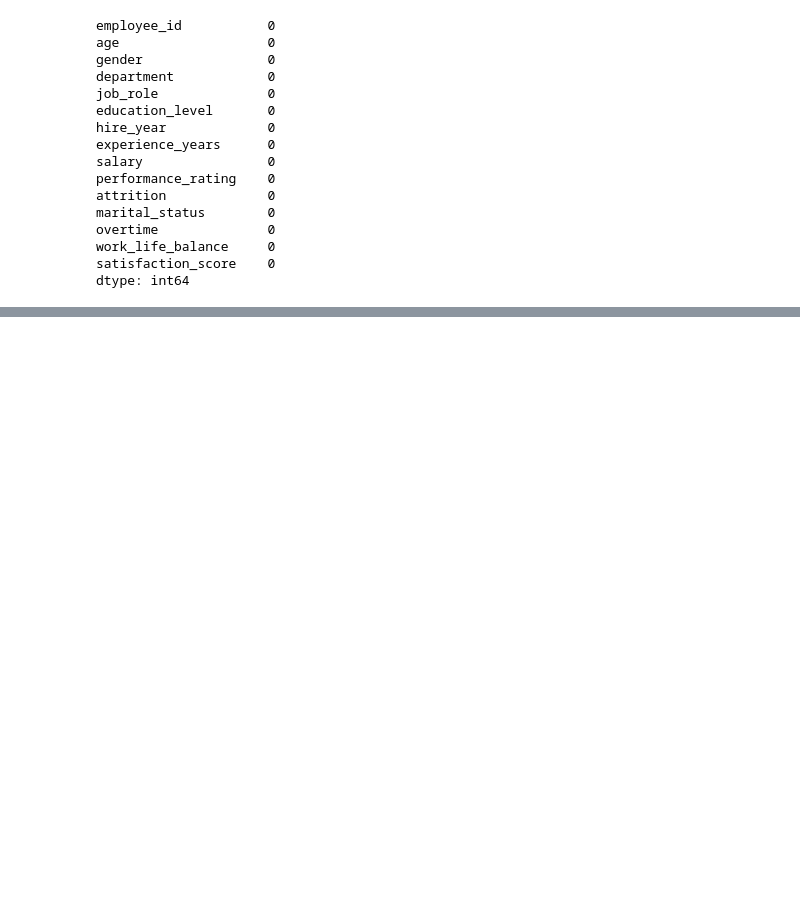
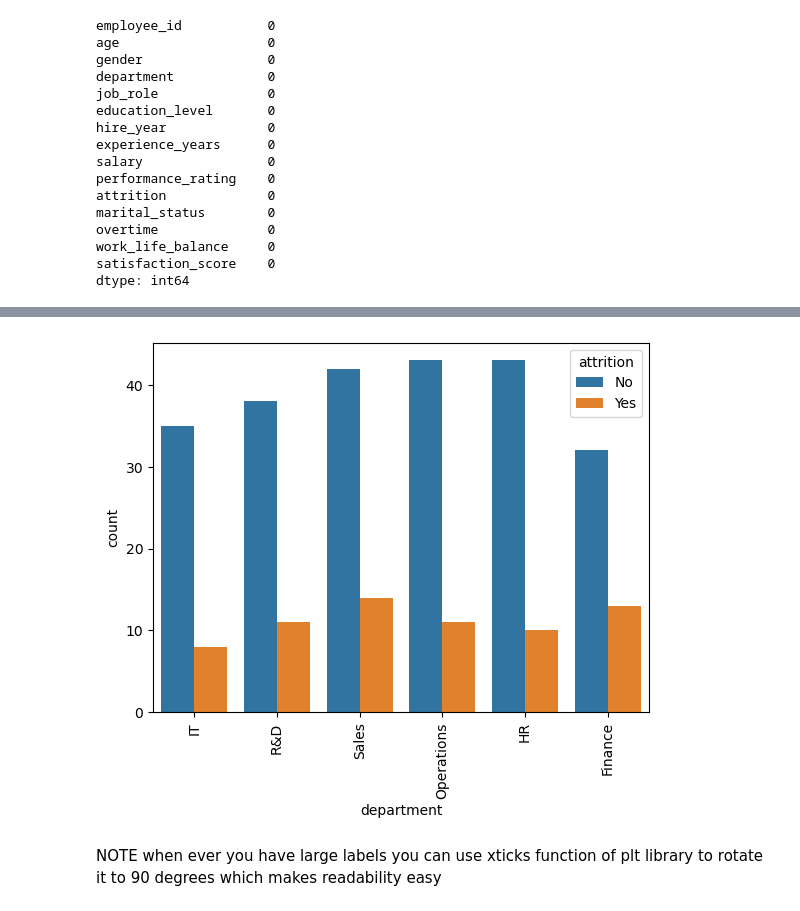
Before and after one commit to sagarnbeedi-analytics/data-analytics-portfolio, a Jupyter notebook: PYTHON/EDA/main.ipynb, the cells around one changed output, grey strips where cells are left out. Saved outputs shown, nothing was run; the diff lists cells and outputs as text; code cells hidden in the pictures; blank space fills up the shorter version.

```diff
--- a/PYTHON/EDA/main.ipynb
+++ b/PYTHON/EDA/main.ipynb
@@ -135,0 +248,8 @@ dtype: int64
+# %%
+sns.countplot(data=df,x='department',hue='attrition')
+plt.xticks(rotation=90)
+plt.show()
+# %% [output]
+[figure, added]
+# %% [markdown]
+NOTE when ever you have large labels you can use xticks function of plt library to rotate it to 90 degrees which makes readability easy
```
Also changed, not shown: parts of 16 cells of this notebook.
